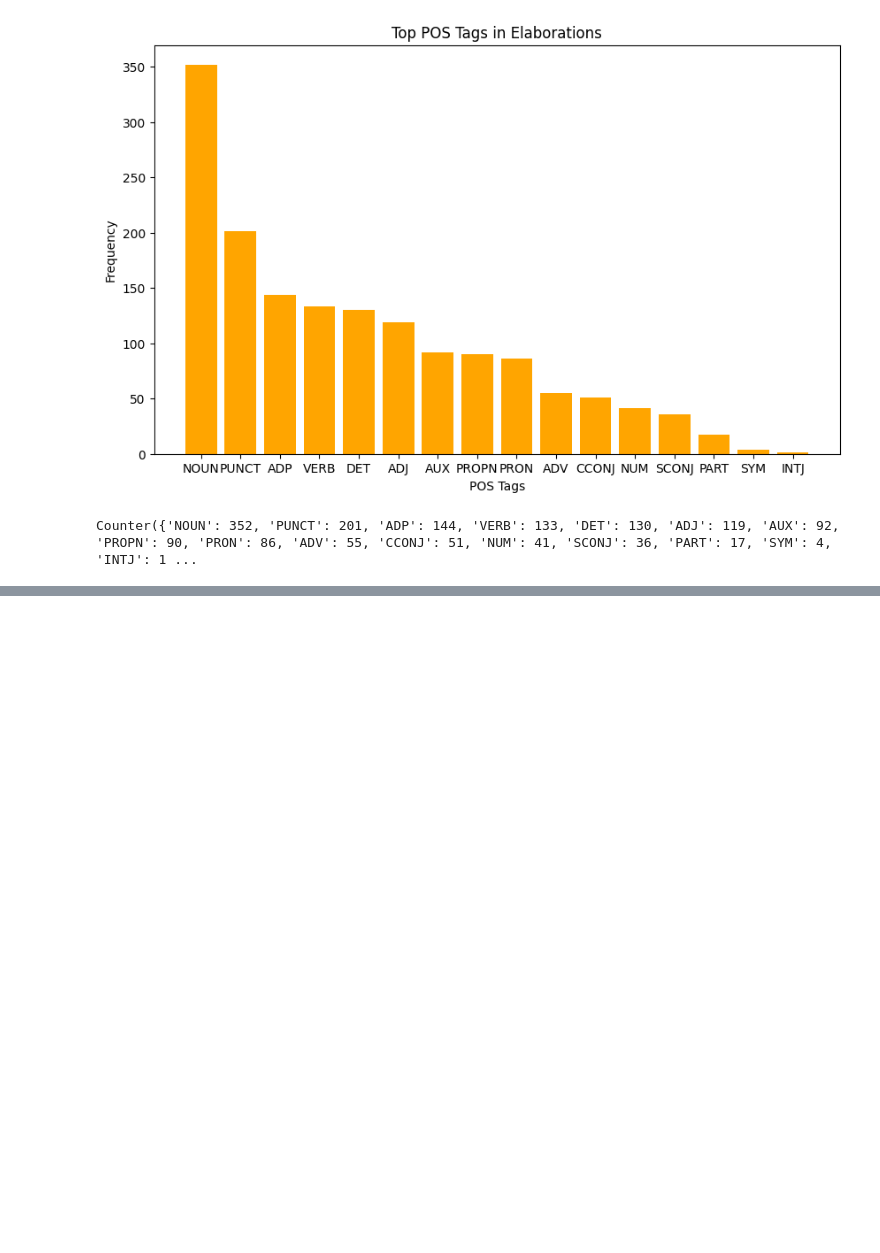
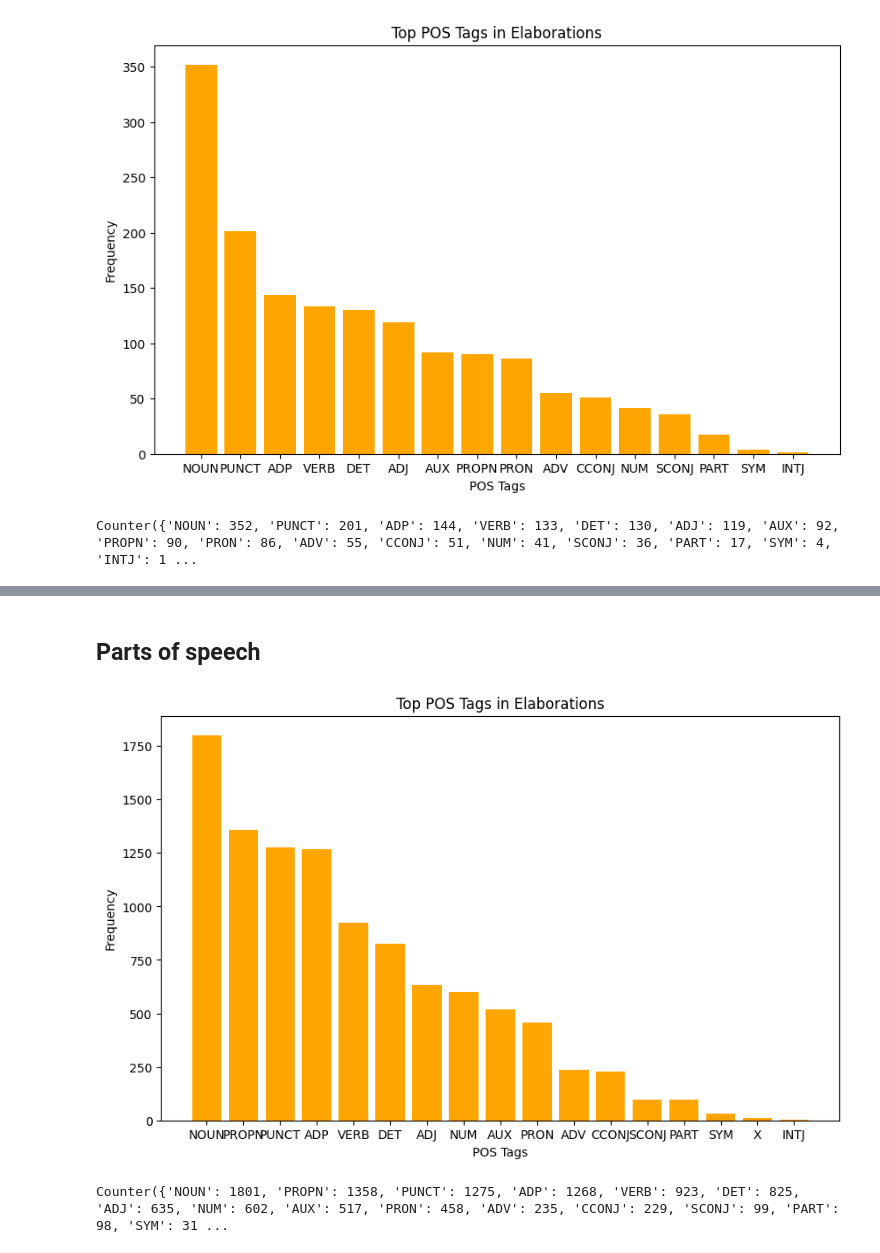
Before and after one commit to martgru/ElabSimp, a Jupyter notebook: main/swipe-elaborations.ipynb, the cells around one changed output, grey strips where cells are left out. Cells and saved outputs as stored; diff of their text form; code cells hidden in the pictures; blank space fills up the shorter version.

```diff
--- a/main/swipe-elaborations.ipynb
+++ b/main/swipe-elaborations.ipynb
@@ -354,19 +380,23 @@ def get_elaboration_insertions(df):
         text = sample['text']
         ref = sample['reference']
         record = swipe_clean_dataset[ds_split][idx]
-        annotation = sample['annotation']
-        edits = record['annotations']  # Assuming annotations are stored here
+        category = sample['annotation']
+        edits = record['annotations']
 
         # get the edit operations between the raw text and reference
         operations = utils_diff.get_edit_operations(text, ref, split_replace=True, split_sentences=True)
 
         # get elaboration operations for the category
         for edit in edits:
-            if edit['category'] == annotation:  # Check if it matches the desired elaboration category
-                # Extract the insertions from the operations based on the edit's 'opis'
+            if edit['category'] == category:
+                # extract the insertions from the operations based on the edit's 'opis'
                 for op_idx in edit['opis']:
-                    if operations[op_idx]['type'] == 'insert':
-                        insertions.append(operations[op_idx]['insert'])
+                    try:
+                        if operations[op_idx]['type'] == 'insert':
+                            insertions.append(operations[op_idx]['insert'])
+                    except IndexError:
+                        print(f"Split: {ds_split} id: {idx} op_idx: {op_idx} is out of bounds for operations length {len(operations)}.")
+
 
     return insertions
 
@@ -378,22 +408,22 @@ def analyze_elaboration_pos(insertions):
     :param insertions: A list of elaborated text strings (insertions).
     :return: None, but displays a chart of the most frequent POS tags.
     """
-    # Initialize a counter to store POS tag frequencies
+    # initialize a counter to store POS tag frequencies
     pos_counter = Counter()
 
-    # Loop through each insertion (elaborated text)
+    # loop through each insertion (elaborated text)
     for insertion in insertions:
-        # Perform POS tagging using Stanza
+        # POS tagging
         doc = nlp(insertion)
         for sentence in doc.sentences:
             for word in sentence.words:
-                # Update the POS tag count
+                # update the POS tag count
                 pos_counter[word.pos] += 1
 
-    # Create a sorted list of POS tags and their frequencies
+    # sorted list of POS tags and their frequencies
     pos_tags, frequencies = zip(*pos_counter.most_common())
 
-    # Plot the results in a bar chart
+    # plot the results
     plt.figure(figsize=(10, 6))
     plt.bar(pos_tags, frequencies, color='orange')
     plt.xlabel('POS Tags')
@@ -401,6 +431,6 @@ def analyze_elaboration_pos(insertions):
     plt.title('Top POS Tags in Elaborations')
     plt.show()
 
-    # Return the most frequent POS tags
+    # most frequent POS tags
     return pos_counter
 # %% [output]
@@ -578,0 +799,10 @@ Counter({'NOUN': 352, 'PUNCT': 201, 'ADP': 144, 'VERB': 133, 'DET': 130, 'ADJ':
+# %% [markdown]
+## Parts of speech
+# %%
+pos_frequencies = analyze_elaboration_pos(insertions_background)
+# %% [output]
+[figure, added]
+# %%
+print(pos_frequencies)
+# %% [output]
+Counter({'NOUN': 1801, 'PROPN': 1358, 'PUNCT': 1275, 'ADP': 1268, 'VERB': 923, 'DET': 825, 'ADJ': 635, 'NUM': 602, 'AUX': 517, 'PRON': 458, 'ADV': 235, 'CCONJ': 229, 'SCONJ': 99, 'PART': 98, 'SYM': 31 ...
```
Also changed, not shown: parts of 37 cells of this notebook.
